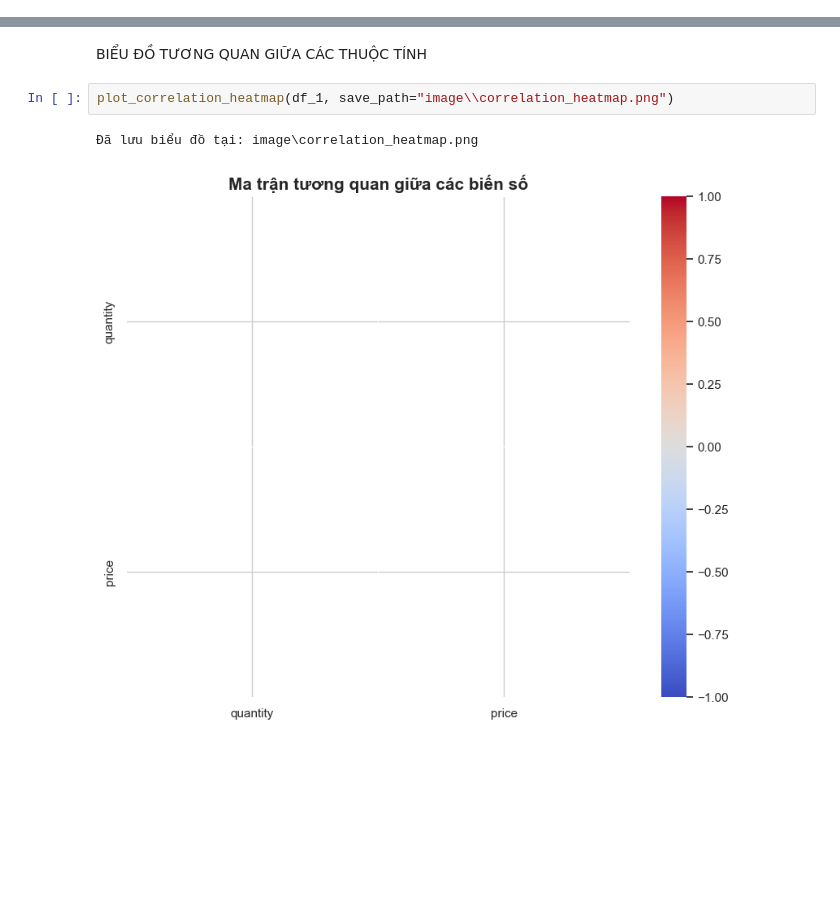
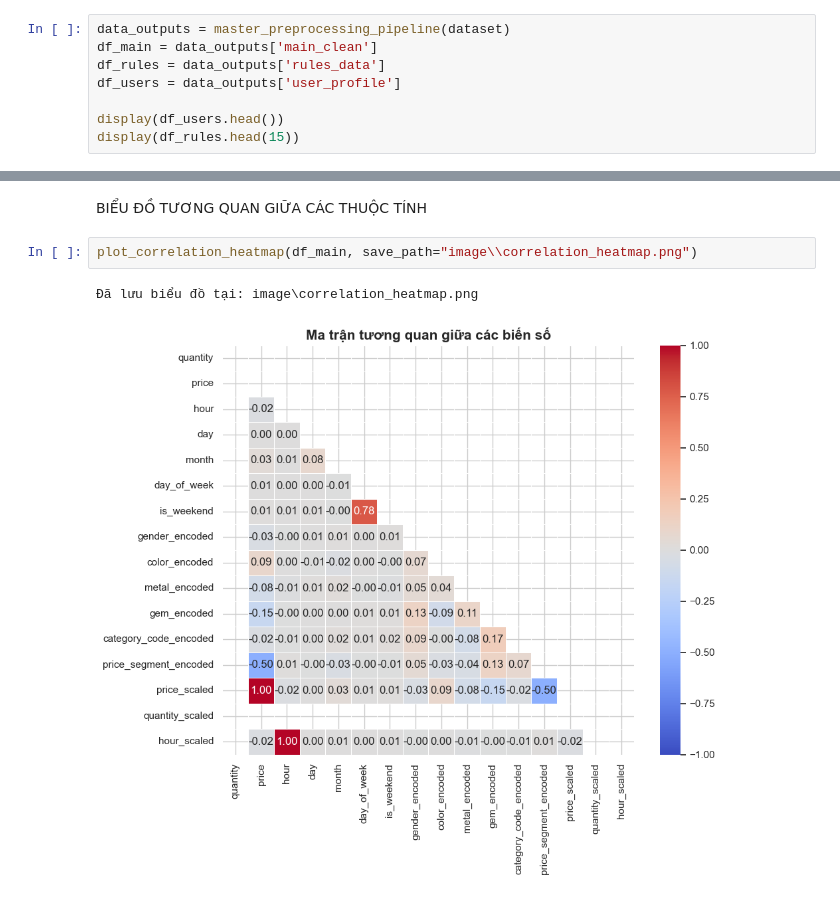
Before and after one commit to tinletrongCS/Data-mining, a Jupyter notebook: main.ipynb, the cells around one changed output, grey strips where cells are left out. Drawn from its saved outputs; the diff is of its cells as text; blank space fills up the shorter version.

Commit message:
preprocessing done

```diff
--- a/main.ipynb
+++ b/main.ipynb
@@ -83,0 +71,8 @@ df_price_segments.head(5)
+# %%
+data_outputs = master_preprocessing_pipeline(dataset)
+df_main = data_outputs['main_clean']
+df_rules = data_outputs['rules_data']
+df_users = data_outputs['user_profile']
+
+display(df_users.head())
+display(df_rules.head(15))
@@ -103,8 +172,8 @@ plot_top_categories(df_1, column='color', top_n=5, save_path="image\\top_5_color
 # %% [markdown]
 BIỂU ĐỒ TƯƠNG QUAN GIỮA CÁC THUỘC TÍNH
 # %%
-plot_correlation_heatmap(df_1, save_path="image\\correlation_heatmap.png")
+plot_correlation_heatmap(df_main, save_path="image\\correlation_heatmap.png")
 # %% [output]
 Đã lưu biểu đồ tại: image\correlation_heatmap.png
-[figure, old version]
+[figure, new version]
 # %%
```
Also changed, not shown: parts of 29 cells of this notebook, 6 other files.
